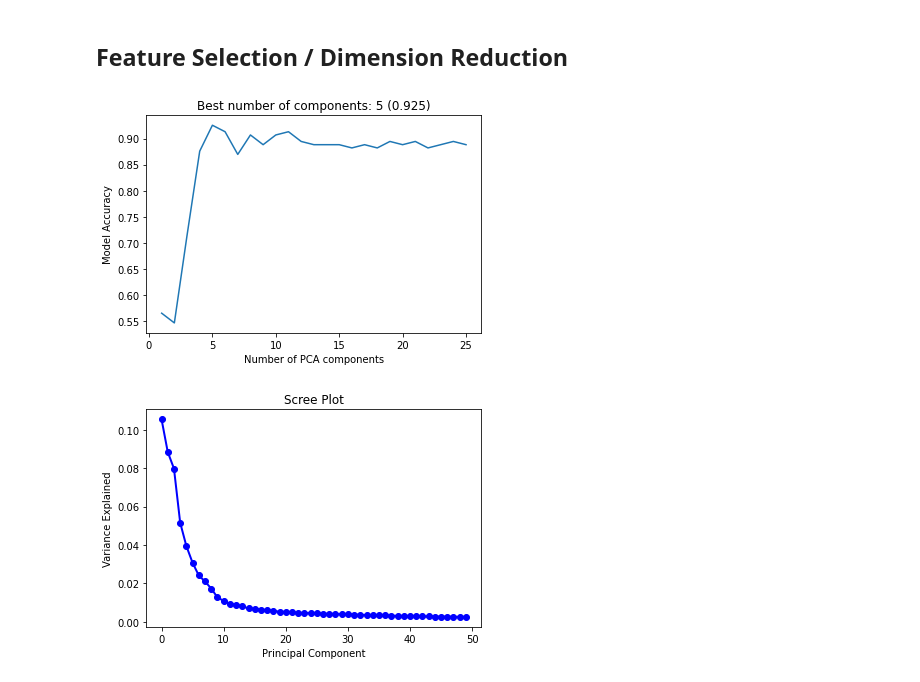
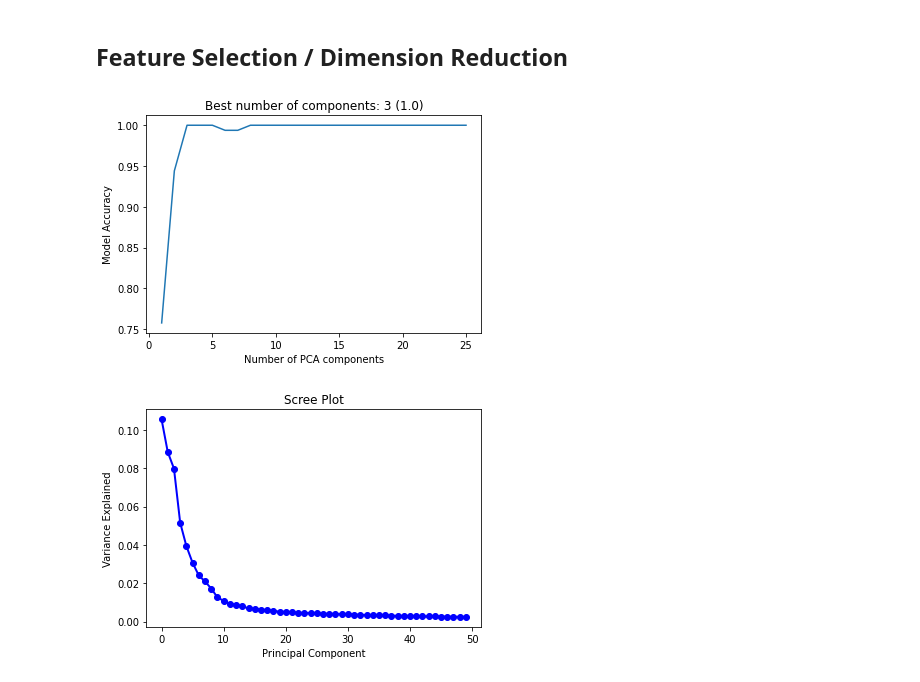
Before and after one commit to alina-dima/PR-for-AI, a Jupyter notebook: Assignment 2/Genes/genes.ipynb, the cells around one changed output. Drawn from its saved outputs; the diff is of its cells as text; code cells hidden in the pictures.

Commit message:
fix_transform was wrong

```diff
--- a/Assignment 2/Genes/genes.ipynb
+++ b/Assignment 2/Genes/genes.ipynb
@@ -104,25 +104,26 @@ def best_pca(components, x_train, y_train, x_test, y_test, model, normalizer=Non
     scores = []
     for n in tqdm(components):
         pca = PCA(n_components=n)
-        x_train_norm, x_test_norm = ((normalizer.fit_transform(x_train), normalizer.fit_transform(x_test))
-                                     if normalizer else (x_train, x_test))
+        normalizer = StandardScaler()
+        x_train_norm, x_test_norm = (x_train, x_test)
         X_train_pca = pca.fit_transform(x_train_norm)
-        x_test_pca = pca.fit_transform(x_test_norm)
+        x_test_pca = pca.transform(x_test_norm)
+        model = SVC()
         y_pred = model.fit(X_train_pca, y_train).predict(x_test_pca)
         scores.append(accuracy_score(y_test, y_pred))
     return scores
 # %%
 max_comp = 25
 components = list(range(1, max_comp + 1))
 normalizer = StandardScaler()
-scores = best_pca(components, X_train, y_train, X_test, y_test, SVC(), normalizer)
+scores = best_pca(components, X_train, y_train, X_test, y_test, SVC(), None)
 plt.plot(components, scores)
 plt.xlabel("Number of PCA components")
 plt.ylabel("Model Accuracy")
 plt.title("Best number of components: " + str(np.argmax(scores) + 1) + " (" + str(round(max(scores),3)) + ")")
 plt.show()
 # %% [output]
-[figure, old version]
+[figure, new version]
 # %%
 total_components = 50
 pca = PCA(n_components=total_components)
```
Also changed, not shown: parts of 1 cell of this notebook.
